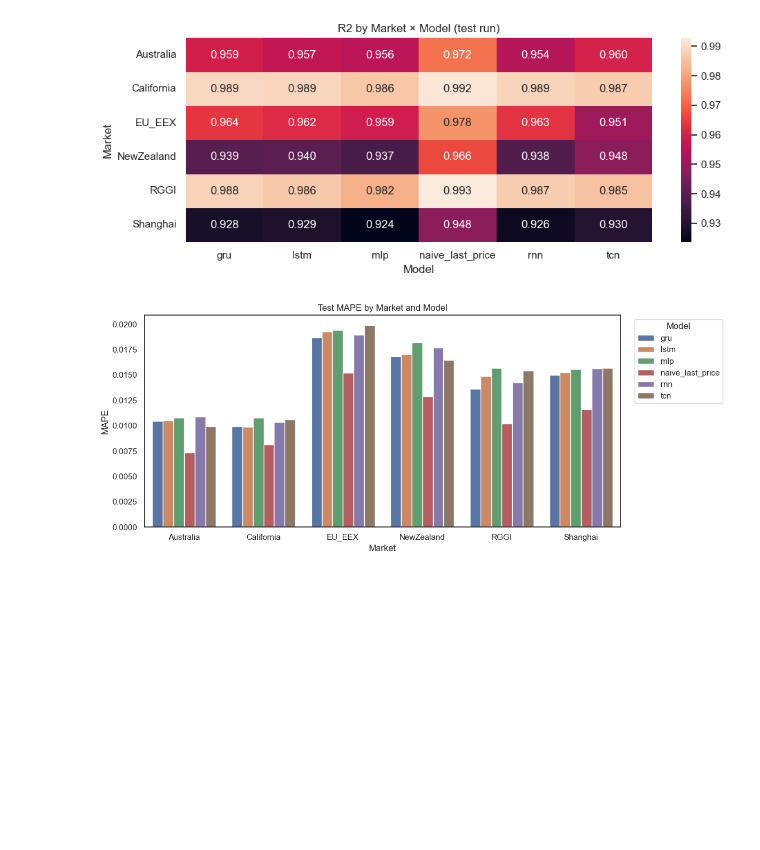
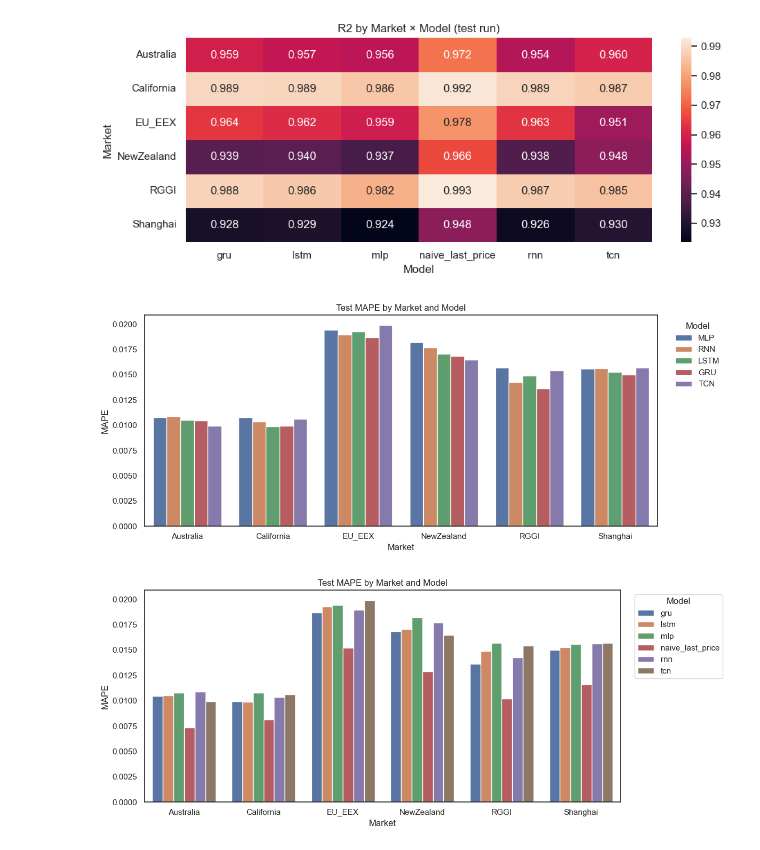
Before and after one commit to jimhcyang/co2_forecasting, a Jupyter notebook: vis.ipynb, the cells around one changed output. Drawn from its saved outputs; the diff is of its cells as text; code cells hidden in the pictures; blank space fills up the shorter version.

```diff
--- a/vis.ipynb
+++ b/vis.ipynb
@@ -234,6 +234,50 @@ heatmap_metric("R2", fmt=".3f")
 # %% [output]
 [figure]
 [figure]
+# %%
+# %% [B2] Barplot: per-market model comparison (MAPE) — exclude naive_last_price
+import seaborn as sns
+import matplotlib.pyplot as plt
+
+sns.set_theme(style="white")
+
+df_plot = df.copy()
+df_plot["model"] = df_plot["model"].astype(str)
+
+# drop any naive variants (case-insensitive)
+df_plot = df_plot[~df_plot["model"].str.contains("naive", case=False, na=False)].copy()
+
+# consistent model order (only keep ones that exist)
+MODEL_ORDER = ["mlp", "rnn", "lstm", "gru", "tcn"]
+present = [m for m in MODEL_ORDER if m in set(df_plot["model"].str.lower())]
+
+# normalize to lower for ordering, then pretty labels
+df_plot["model"] = df_plot["model"].str.lower()
+df_plot = df_plot[df_plot["model"].isin(present)]
+pretty = {"mlp": "MLP", "rnn": "RNN", "lstm": "LSTM", "gru": "GRU", "tcn": "TCN"}
+df_plot["model_pretty"] = df_plot["model"].map(pretty)
+
+plt.figure(figsize=(12, 5))
+ax = sns.barplot(
+    data=df_plot,
+    x="market",
+    y="MAPE",
+    hue="model_pretty",
+    hue_order=[pretty[m] for m in present],
+    errorbar=None,  # df usually already has one row per (market, model)
+)
+
+ax.set_title("Test MAPE by Market and Model")
+ax.set_xlabel("Market")
+ax.set_ylabel("MAPE")
+plt.legend(title="Model", bbox_to_anchor=(1.02, 1), loc="upper left", frameon=False)
+plt.tight_layout()
+plt.show()
+
+# Optional save:
+# plt.savefig("visualizations/test_mape_barplot_non_naive.png", dpi=220, bbox_inches="tight")
+# %% [output]
+[figure, added]
 # %%
 # %% [B2] Barplot: per-market model comparison (MAPE)
 import seaborn as sns
```
Also changed, not shown: 21 other files.
